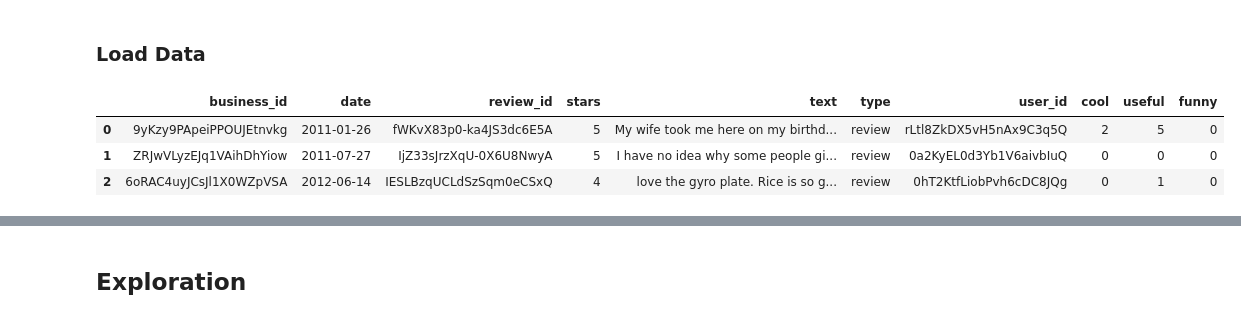
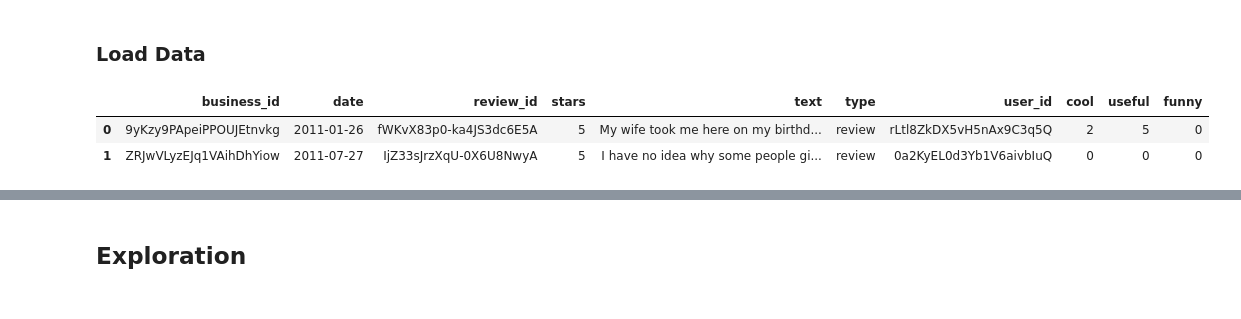
Before and after one commit to echemochek/nlp-albumentation-with-yelp-reviews, a Jupyter notebook: nlp_albumentation_yelp.ipynb, the cells around one changed output, grey strips where cells are left out. Saved outputs shown, nothing was run; the diff lists cells and outputs as text; code cells hidden in the pictures.

```diff
--- a/nlp_albumentation_yelp.ipynb
+++ b/nlp_albumentation_yelp.ipynb
@@ -20,9 +20,10 @@ from nltk.cluster import KMeansClusterer
 ### Load Data
 # %%
 data = pd.read_csv("data/yelp.csv")
-data.head(3)
+dataAug = pd.read_csv("data/yelp_augmented.csv")
+dataSentiment = pd.read_csv("data/yelpSentiment.csv")
+data.head(2)
 # %% [output]
 |  | business_id | date | review_id | stars | text | type | user_id | cool | useful | funny |
 | 0 | 9yKzy9PApeiPPOUJEtnvkg | 2011-01-26 | fWKvX83p0-ka4JS3dc6E5A | 5 | My wife took me here on my birthd... | review | rLtl8ZkDX5vH5nAx9C3q5Q | 2 | 5 | 0 |
 | 1 | ZRJwVLyzEJq1VAihDhYiow | 2011-07-27 | IjZ33sJrzXqU-0X6U8NwyA | 5 | I have no idea why some people gi... | review | 0a2KyEL0d3Yb1V6aivbIuQ | 0 | 0 | 0 |
-| 2 | 6oRAC4uyJCsJl1X0WZpVSA | 2012-06-14 | IESLBzqUCLdSzSqm0eCSxQ | 4 | love the gyro plate. Rice is so g... | review | 0hT2KtfLiobPvh6cDC8JQg | 0 | 1 | 0 |
```
Also changed, not shown: parts of 32 cells of this notebook, 1 other file.
